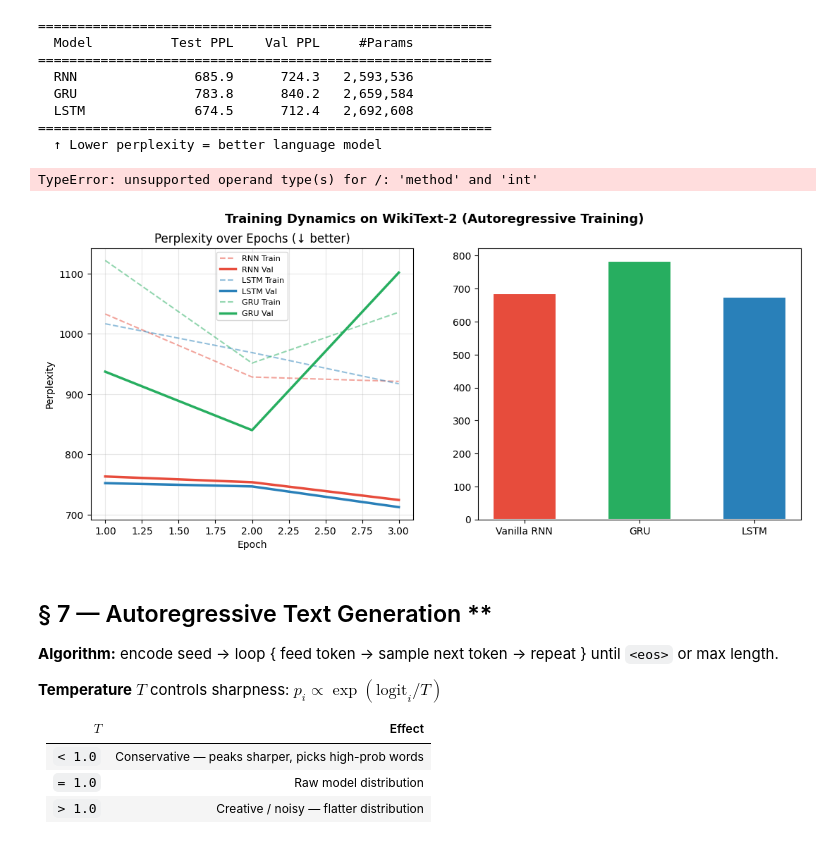
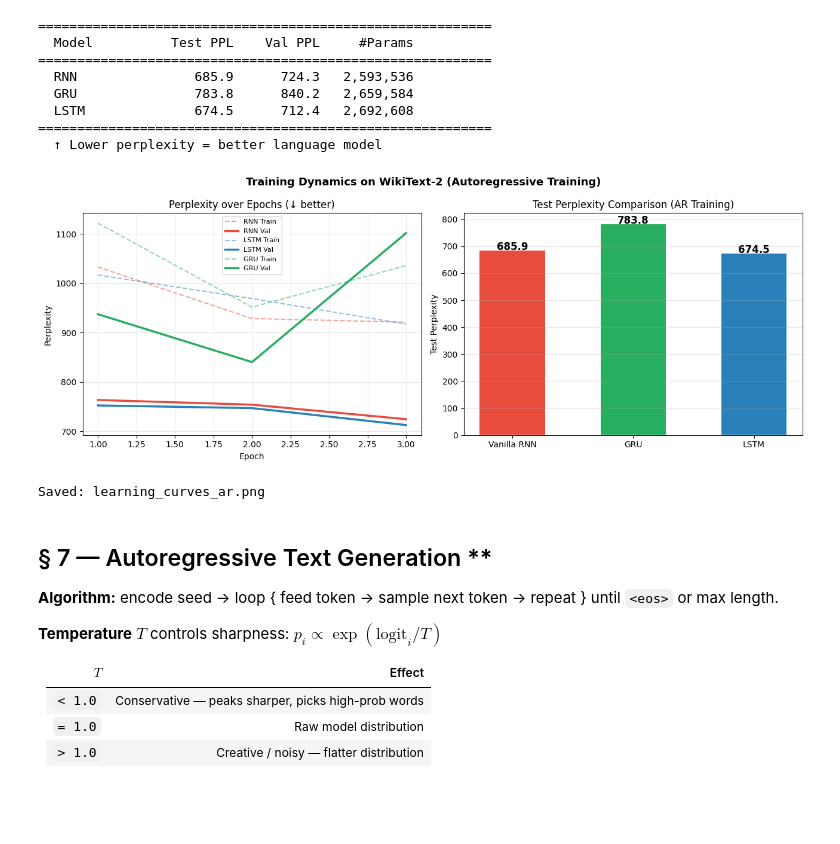
Before and after one commit to debajyotimaz/Autoregressive-Language-Models, a Jupyter notebook: AutoregressiveLM_Tutorial_ARTrain.ipynb, the cells around one changed output. Drawn from its saved outputs; the diff is of its cells as text; code cells hidden in the pictures; blank space fills up the shorter version.

```diff
--- a/AutoregressiveLM_Tutorial_ARTrain.ipynb
+++ b/AutoregressiveLM_Tutorial_ARTrain.ipynb
@@ -570,38 +561,38 @@ print("  ↑ Lower perplexity = better language model")
 # ── Learning Curves ──────────────────────────────────────────────────────────
 
 fig, axes = plt.subplots(1, 2, figsize=(13, 5))
 fig.suptitle('Training Dynamics on WikiText-2 (Autoregressive Training)', fontsize=13, fontweight='bold')
 
 COLORS = {'RNN': '#e74c3c', 'LSTM': '#2980b9', 'GRU': '#27ae60'}
 EPOCHS = list(range(1, N_EPOCHS+1))
 
 for name, hist in [('RNN', rnn_hist), ('LSTM', lstm_hist), ('GRU', gru_hist)]:
     c = COLORS[name]
     axes[0].plot(EPOCHS, hist['train_ppl'], '--', color=c, alpha=0.5, label=f'{name} Train')
     axes[0].plot(EPOCHS, hist['val_ppl'],   '-',  color=c, lw=2.5, label=f'{name} Val')
 
 axes[0].set_xlabel('Epoch'); axes[0].set_ylabel('Perplexity')
 axes[0].set_title('Perplexity over Epochs (↓ better)')
 axes[0].legend(fontsize=8); axes[0].grid(alpha=0.3)
 
 # Bar chart of test PPL
 names = ['Vanilla RNN', 'GRU', 'LSTM']
 ppls  = [results['RNN']['test_ppl'], results['GRU']['test_ppl'], results['LSTM']['test_ppl']]
 bars  = axes[1].bar(names, ppls, color=[COLORS['RNN'], COLORS['GRU'], COLORS['LSTM']],
                     edgecolor='white', linewidth=1.5, width=0.55)
 for bar, val in zip(bars, ppls):
-    axes[1].text(bar.get_x+bar.get_width/2, bar.get_height+1,
+    axes[1].text(bar.get_x() + bar.get_width() / 2, bar.get_height() + 1,
                  f'{val:.1f}', ha='center', fontweight='bold', fontsize=12)
 axes[1].set_ylabel('Test Perplexity'); axes[1].set_title('Test Perplexity Comparison (AR Training)')
 axes[1].grid(axis='y', alpha=0.3)
 
-plt.tight_layout
+plt.tight_layout()
 plt.savefig('learning_curves_ar.png', dpi=120, bbox_inches='tight')
-plt.show
+plt.show()
 print("Saved: learning_curves_ar.png")
 # %% [output]
+[figure, new version]
-TypeError: unsupported operand type(s) for /: 'method' and 'int'
+Saved: learning_curves_ar.png
-[figure, old version]
 # %% [markdown]
 ## § 7 — Autoregressive Text Generation **
 
```
Also changed, not shown: parts of 5 cells of this notebook, 3 other files.
